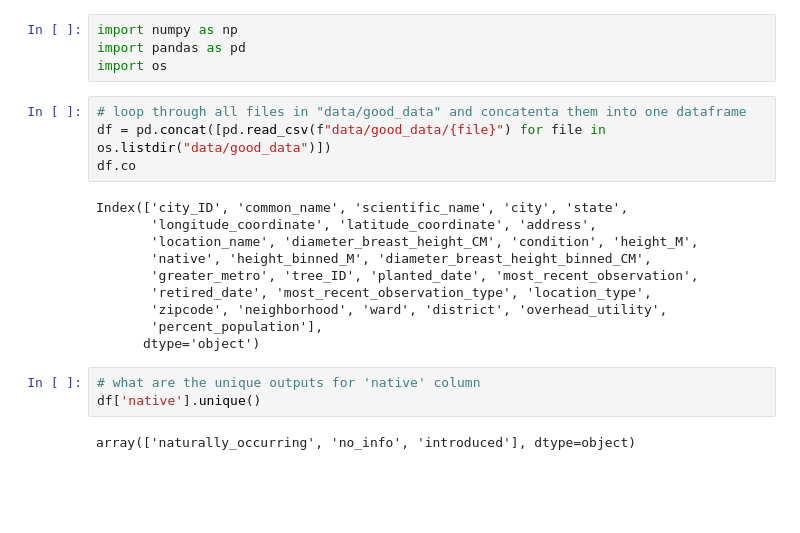
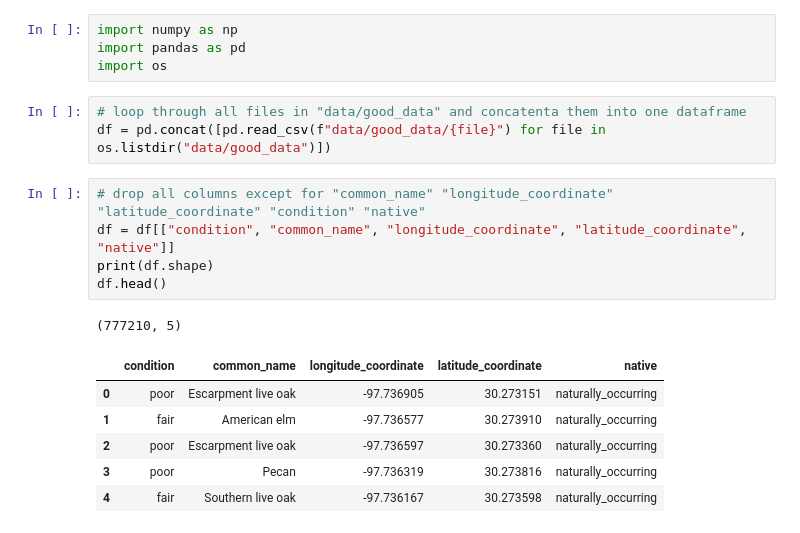
Before and after one commit to alexisf125/TreeData, a Jupyter notebook: data_preprocessing.ipynb, the cells around one changed output. Saved outputs shown, nothing was run; the diff lists cells and outputs as text; blank space fills up the shorter version.

```diff
--- a/data_preprocessing.ipynb
+++ b/data_preprocessing.ipynb
@@ -5,19 +5,16 @@ import os
 # %%
 # loop through all files in "data/good_data" and concatenta them into one dataframe
 df = pd.concat([pd.read_csv(f"data/good_data/{file}") for file in os.listdir("data/good_data")])
-df.co
-# %% [output]
-Index(['city_ID', 'common_name', 'scientific_name', 'city', 'state',
-       'longitude_coordinate', 'latitude_coordinate', 'address',
-       'location_name', 'diameter_breast_height_CM', 'condition', 'height_M',
-       'native', 'height_binned_M', 'diameter_breast_height_binned_CM',
-       'greater_metro', 'tree_ID', 'planted_date', 'most_recent_observation',
-       'retired_date', 'most_recent_observation_type', 'location_type',
-       'zipcode', 'neighborhood', 'ward', 'district', 'overhead_utility',
-       'percent_population'],
-      dtype='object')
-# %%
-# what are the unique outputs for 'native' column
-df['native'].unique()
-# %% [output]
-array(['naturally_occurring', 'no_info', 'introduced'], dtype=object)
+# %%
+# drop all columns except for "common_name" "longitude_coordinate" "latitude_coordinate" "condition" "native"
+df = df[["condition", "common_name", "longitude_coordinate", "latitude_coordinate", "native"]]
+print(df.shape)
+df.head()
+# %% [output]
+(777210, 5)
+|  | condition | common_name | longitude_coordinate | latitude_coordinate | native |
+| 0 | poor | Escarpment live oak | -97.736905 | 30.273151 | naturally_occurring |
+| 1 | fair | American elm | -97.736577 | 30.273910 | naturally_occurring |
+| 2 | poor | Escarpment live oak | -97.736597 | 30.273360 | naturally_occurring |
+| 3 | poor | Pecan | -97.736319 | 30.273816 | naturally_occurring |
+| 4 | fair | Southern live oak | -97.736167 | 30.273598 | naturally_occurring |
```
Also changed, not shown: parts of 11 cells of this notebook, 4 other files.
